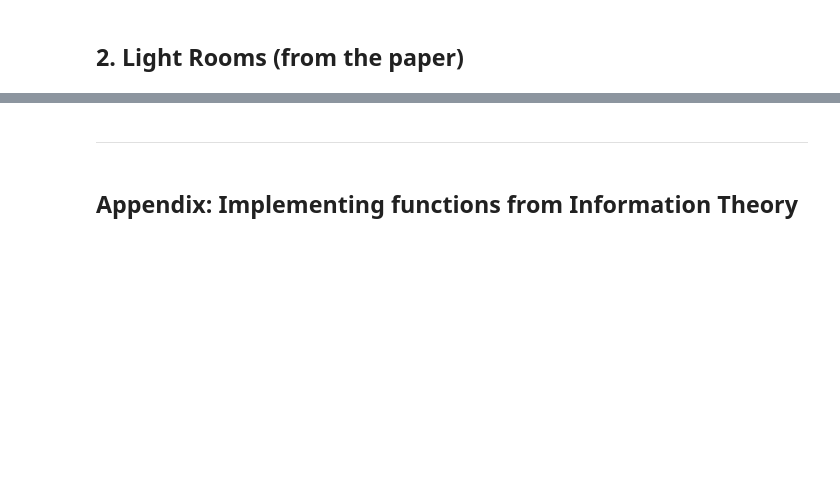
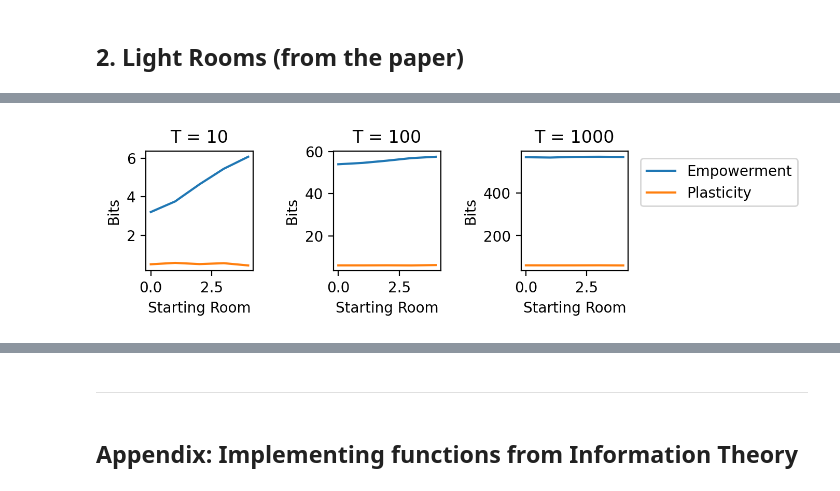
Before and after one commit to kevroi/empowerment_plasticity, a Jupyter notebook: notebooks/emp_plast.ipynb, the cells around one changed output, grey strips where cells are left out. Saved outputs shown, nothing was run; the diff lists cells and outputs as text; code cells hidden in the pictures; blank space fills up the shorter version.

```diff
--- a/notebooks/emp_plast.ipynb
+++ b/notebooks/emp_plast.ipynb
@@ -62,0 +113,26 @@ After being confident my approixmate DI implementation worked for a perfectly pl
+# %%
+from experiments.measure_eachroom import sweep_seq_len
+
+# --- Parameters ---
+n_rooms = 4
+seq_lens = [10, 100, 1000]
+num_samples = 1000
+markov_k = 2
+rng = np.random.default_rng(0)
+
+# --- Experiment ---
+Emp_by_seq_len, Plast_by_seq_len = sweep_seq_len(n_rooms, seq_lens, num_samples, markov_k, rng)
+
+# --- Plotting ---
+fig, axs = plt.subplots(1, 3, figsize=(6, 1.5), dpi=200)
+for i, (T, E, P) in enumerate(zip(seq_lens, Emp_by_seq_len.values(), Plast_by_seq_len.values())):
+    axs[i].plot(room_indices, E, label=f'Empowerment')
+    axs[i].plot(room_indices, P, label=f'Plasticity')
+    axs[i].set_ylabel('Bits')
+    axs[i].set_xlabel('Starting Room')
+    axs[i].set_title(f'T = {T}')
+plt.legend(bbox_to_anchor=(1.05, 1), loc='upper left')
+plt.subplots_adjust(wspace=0.75)
+plt.show()
+# %% [output]
+[figure, added]
```
Also changed, not shown: parts of 12 cells of this notebook.
